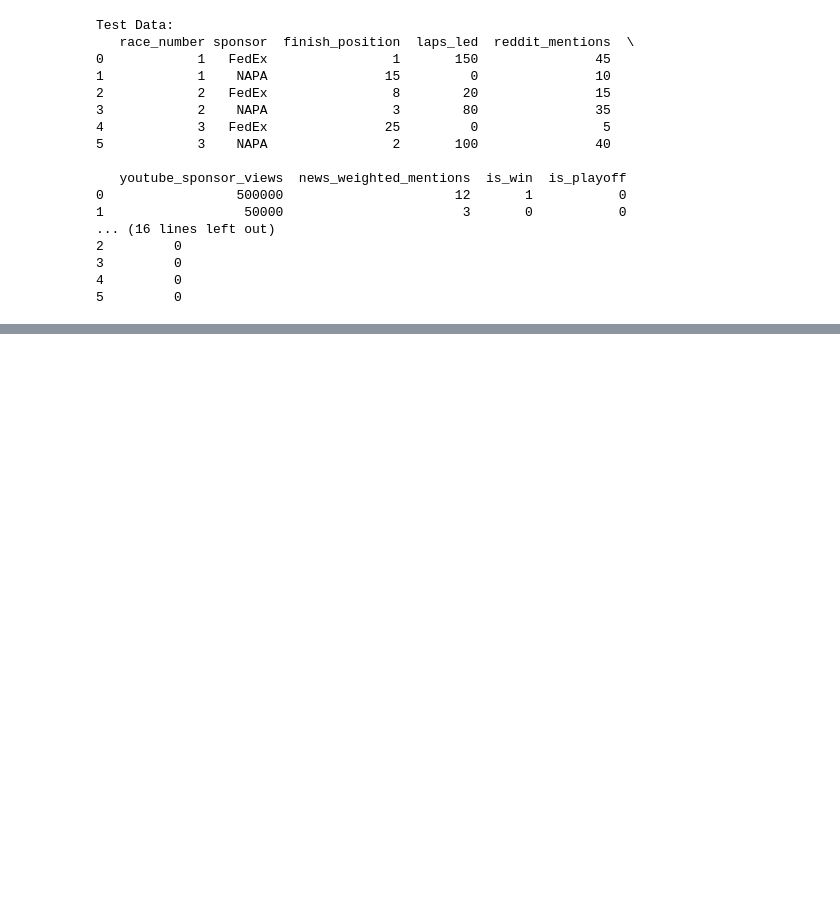
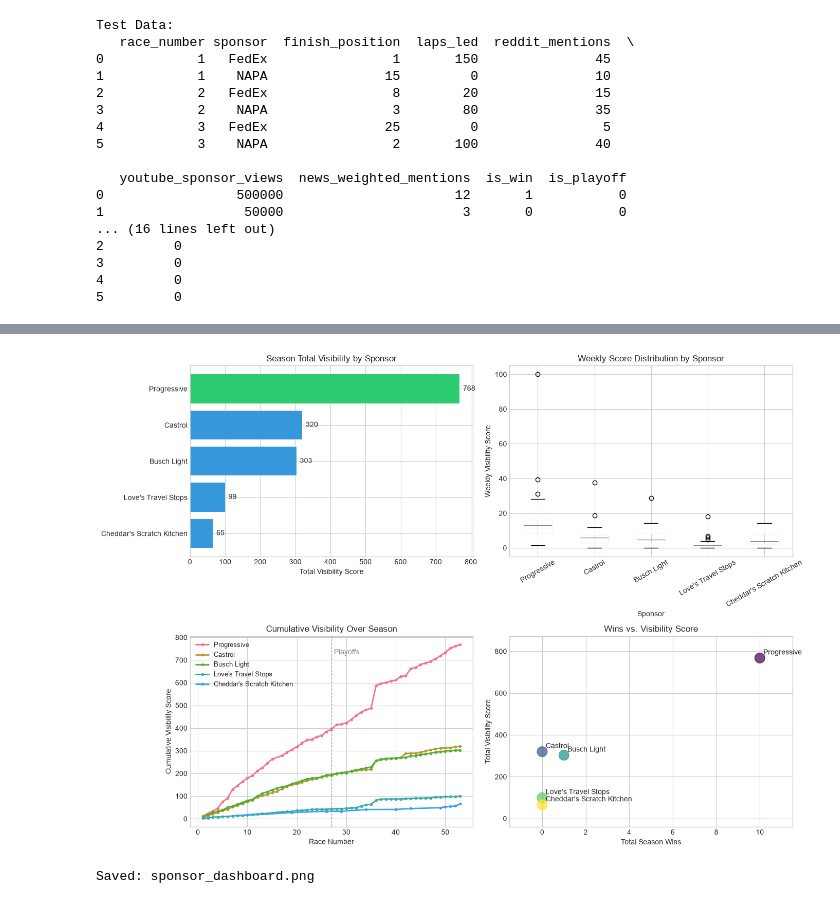
Before and after one commit to lloyd-todaro/NASCAR-Externship, a Jupyter notebook: code/ROI_Estimation.ipynb, the cells around one changed output, grey strips where cells are left out. Drawn from its saved outputs; the diff is of its cells as text; code cells hidden in the pictures; blank space fills up the shorter version.

```diff
--- a/code/ROI_Estimation.ipynb
+++ b/code/ROI_Estimation.ipynb
@@ -631,0 +1296,78 @@ print(f"\\nScoring dataset ready: {len(scoring_df)} rows")
+# %%
+# Multi-panel visualization. Excludes "Other/Unknown" throughout — it is an
+# aggregated placeholder sponsor with no real visibility score (excluded
+# from the PCA in data_visualization.ipynb), so it has no place in a
+# sponsor-by-sponsor comparison: its bar would show a misleading 0, its
+# boxplot column would be empty, and its scatter point would be NaN.
+tracked_totals = season_totals.drop(index='Other/Unknown', errors='ignore')
+tracked_df = scored_df[scored_df['primary_sponsor'] != 'Other/Unknown']
+sponsor_order = tracked_totals.index.tolist()
+
+fig, axes = plt.subplots(2, 2, figsize=(14, 10))
+
+# Panel 1: Season Total Bar Chart
+ax1 = axes[0, 0]
+colors = ['#2ecc71' if i == 0 else '#3498db' for i in range(len(tracked_totals))]
+bars = ax1.barh(tracked_totals.index, tracked_totals['total_visibility'], color=colors)
+ax1.set_xlabel('Total Visibility Score')
+ax1.set_title('Season Total Visibility by Sponsor')
+ax1.invert_yaxis()
+
+# Add value labels
+for bar in bars:
+    width = bar.get_width()
+    ax1.text(width + 10, bar.get_y() + bar.get_height()/2,
+             f'{width:.0f}', va='center', fontsize=10)
+
+# Panel 2: Average Weekly Score Box Plot
+ax2 = axes[0, 1]
+tracked_df = tracked_df.copy()
+tracked_df['sponsor_ordered'] = pd.Categorical(
+    tracked_df['primary_sponsor'], categories=sponsor_order, ordered=True
+)
+tracked_df.boxplot(column='ROI_Visibility_Score', by='sponsor_ordered', ax=ax2)
+ax2.set_xlabel('Sponsor')
+ax2.set_ylabel('Weekly Visibility Score')
+ax2.set_title('Weekly Score Distribution by Sponsor')
+ax2.tick_params(axis='x', rotation=30)
+plt.suptitle('')  # Remove auto-generated title
+
+# Panel 3: Cumulative Score Over Season
+ax3 = axes[1, 0]
+for sponsor in sponsor_order:
+    sponsor_data = tracked_df[tracked_df['primary_sponsor'] == sponsor].sort_values('race_number')
+    cumulative = sponsor_data['ROI_Visibility_Score'].cumsum()
+    ax3.plot(sponsor_data['race_number'], cumulative, marker='o', markersize=3,
+             linewidth=2, label=sponsor)
+
+ax3.axvline(x=27, color='gray', linestyle='--', linewidth=1, alpha=0.7)
+ax3.text(27.5, ax3.get_ylim()[1]*0.9, 'Playoffs', fontsize=10, color='gray')
+ax3.set_xlabel('Race Number')
+ax3.set_ylabel('Cumulative Visibility Score')
+ax3.set_title('Cumulative Visibility Over Season')
+ax3.legend(loc='upper left', fontsize=9)
+
+# Panel 4: Wins vs Visibility Scatter
+ax4 = axes[1, 1]
+ax4.scatter(tracked_totals['total_wins'], tracked_totals['total_visibility'],
+            s=200, alpha=0.7, c=range(len(tracked_totals)), cmap='viridis')
+
+for i, sponsor in enumerate(tracked_totals.index):
+    ax4.annotate(sponsor,
+                (tracked_totals.loc[sponsor, 'total_wins'],
+                 tracked_totals.loc[sponsor, 'total_visibility']),
+                xytext=(5, 5), textcoords='offset points', fontsize=10)
+
+ax4.set_xlabel('Total Season Wins')
+ax4.set_ylabel('Total Visibility Score')
+ax4.set_title('Wins vs. Visibility Score')
+ax4.margins(x=0.15, y=0.15)  # room for annotation labels near the edges
+
+plt.tight_layout()
+plt.savefig('data/plots/sponsor_dashboard.png', dpi=150)
+plt.show()
+
+print("\nSaved: sponsor_dashboard.png")
+# %% [output]
+[figure, added]
+Saved: sponsor_dashboard.png
```
Also changed, not shown: parts of 19 cells of this notebook, 9 other files.
